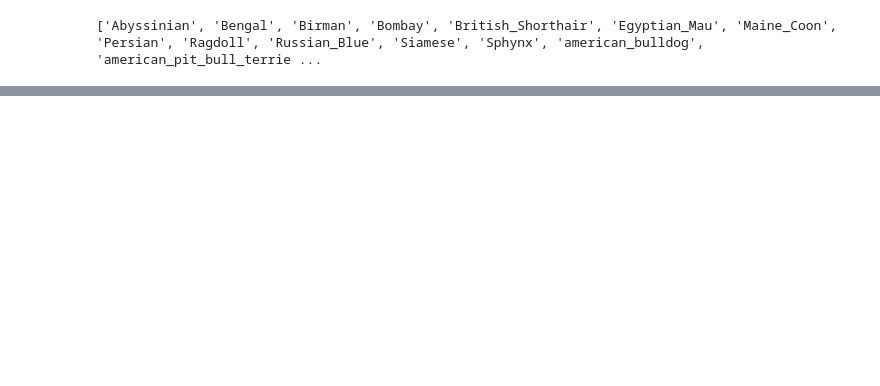
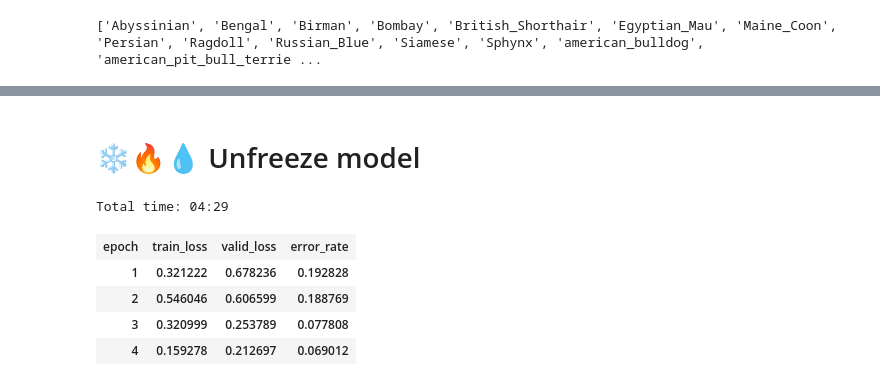
Before and after one commit to musedivision/dlv3, a Jupyter notebook: lesson1-Copy1.ipynb, the cells around one changed output, grey strips where cells are left out. Drawn from its saved outputs; the diff is of its cells as text; code cells hidden in the pictures; blank space fills up the shorter version.

```diff
--- a/lesson1-Copy1.ipynb
+++ b/lesson1-Copy1.ipynb
@@ -103,0 +147,2 @@ Total time: 03:47
+# %% [markdown]
+# ❄️🔥💧 Unfreeze model
@@ -103,0 +151,9 @@ Total time: 03:47
+# %%
+learn.fit_one_cycle(4)
+# %% [output]
+Total time: 04:29
+| epoch | train_loss | valid_loss | error_rate |
+| 1 | 0.321222 | 0.678236 | 0.192828 |
+| 2 | 0.546046 | 0.606599 | 0.188769 |
+| 3 | 0.320999 | 0.253789 | 0.077808 |
+| 4 | 0.159278 | 0.212697 | 0.069012 |
```
Also changed, not shown: parts of 14 cells of this notebook.
